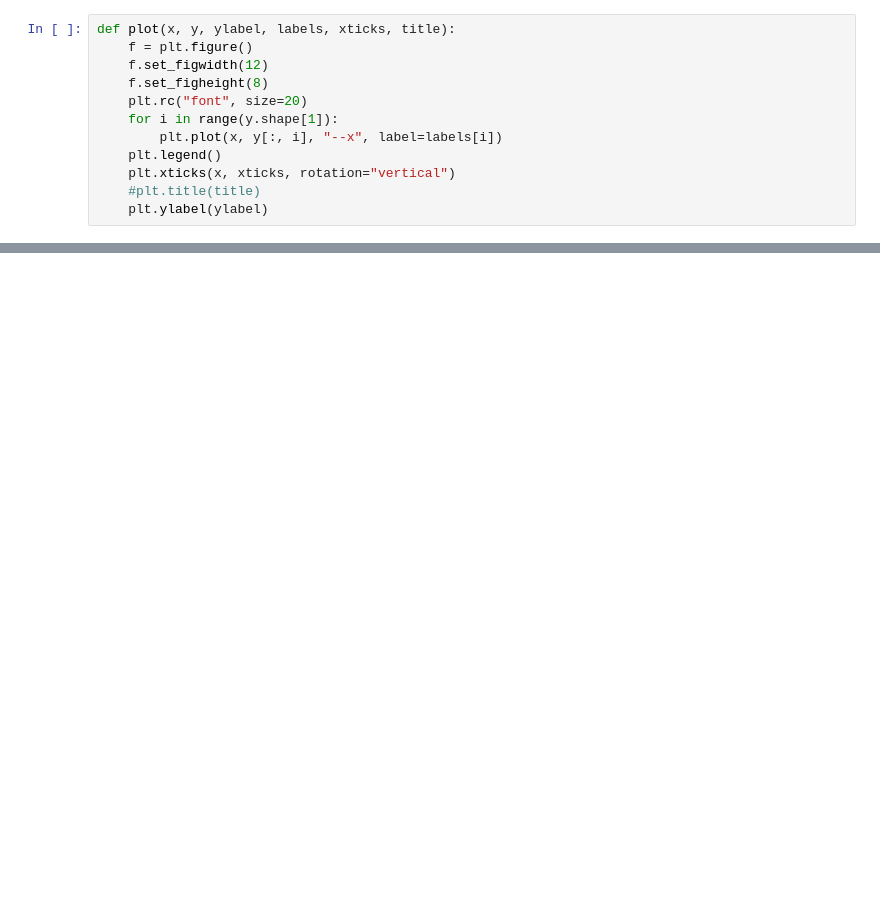
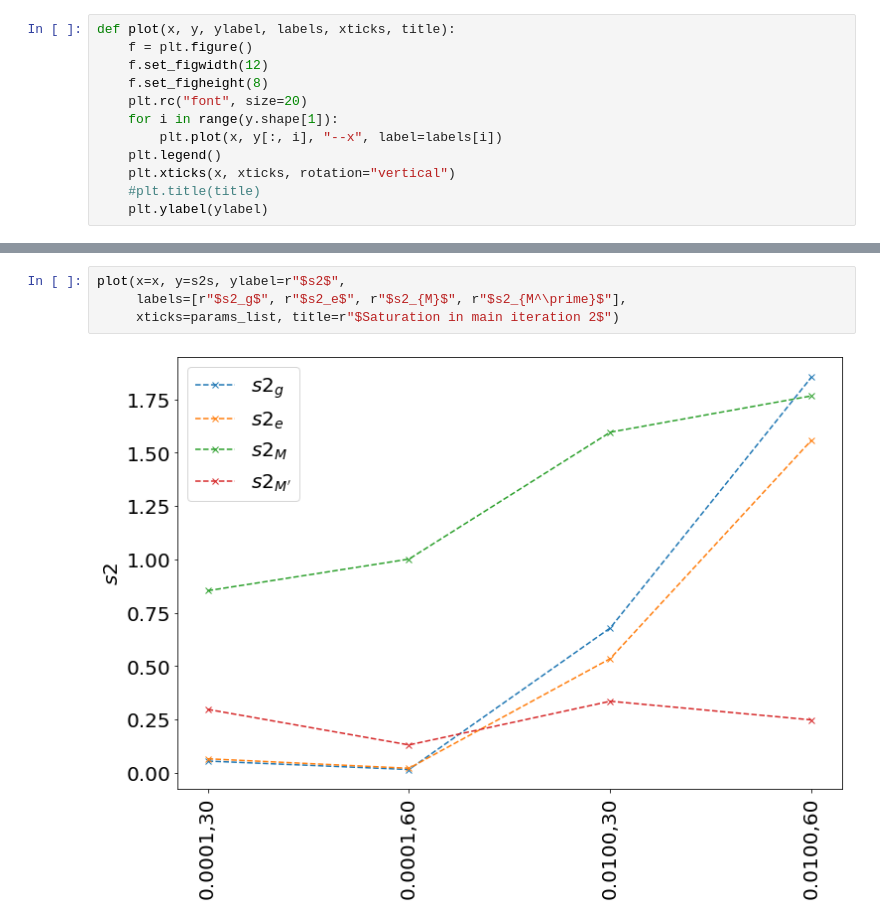
Before and after one commit to mati3230/ODA, a Jupyter notebook: analyze.ipynb, the cells around one changed output, grey strips where cells are left out. Cells and saved outputs as stored; diff of their text form; blank space fills up the shorter version.

```diff
--- a/analyze.ipynb
+++ b/analyze.ipynb
@@ -133,0 +218,6 @@ plot(x=x, y=sizes[:, :2], ylabel=r"$|\mathcal{S}|$", labels=[r"$|\mathcal{S}_g|$
+# %%
+plot(x=x, y=s2s, ylabel=r"$s2$",
+     labels=[r"$s2_g$", r"$s2_e$", r"$s2_{M}$", r"$s2_{M^\prime}$"],
+     xticks=params_list, title=r"$Saturation in main iteration 2$")
+# %% [output]
+[figure, added]
```
Also changed, not shown: parts of 20 cells of this notebook.
